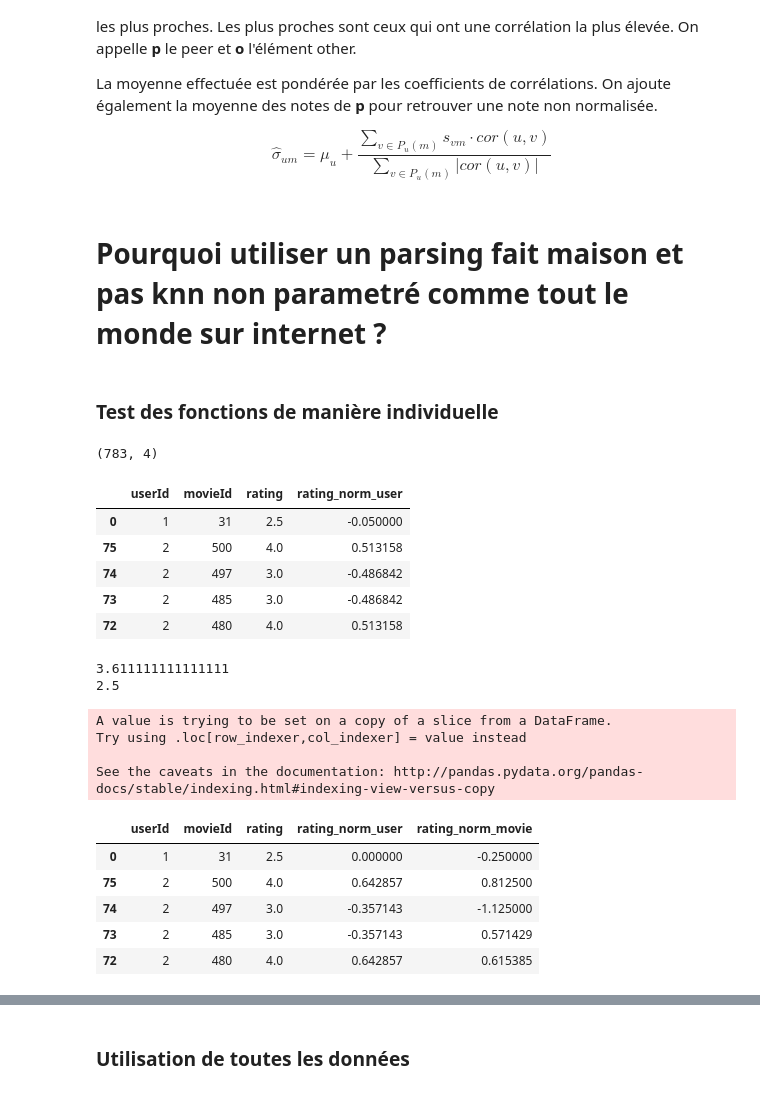
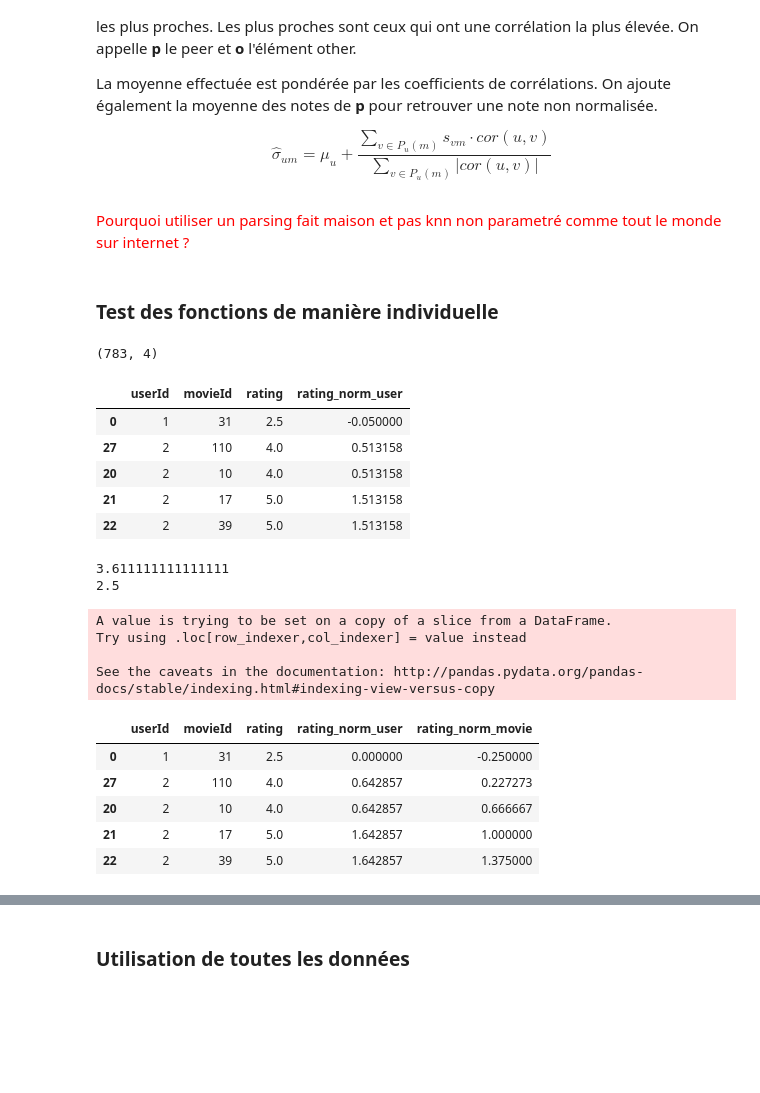
Before and after one commit to AnitaDurr/MovieRecommandation, a Jupyter notebook: MovieNotebook.ipynb, the cells around one changed output, grey strips where cells are left out. Drawn from its saved outputs; the diff is of its cells as text; code cells hidden in the pictures; blank space fills up the shorter version.

```diff
--- a/MovieNotebook.ipynb
+++ b/MovieNotebook.ipynb
@@ -427,7 +430,7 @@ $$
 \hat{\sigma}_{um} = \mu_u + \frac{\sum_{v \in P_u(m)} s_{vm} \cdot cor(u, v)}{\sum_{v \in P_u(m)} |cor(u,v)|}
 $$
 # %% [markdown]
-# Pourquoi utiliser un parsing fait maison et pas knn non parametré comme tout le monde sur internet ?
+<span style="color:red">Pourquoi utiliser un parsing fait maison et pas knn non parametré comme tout le monde sur internet ?</span>
 # %%
 def peer_group(p, o, base='user', k=4):
     '''
@@ -475,18 +478,17 @@ def predict(p, o, base='user', k=4):
 # %% [markdown]
 ### Test des fonctions de manière individuelle
 # %%
-dfr = None
 dfr = ratings.loc[(ratings['userId'] <= 30) & (ratings['movieId'] <= 500)]
 print(dfr.shape)
 dfr.head()
 # %% [output]
 (783, 4)
 |  | userId | movieId | rating | rating_norm_user |
 | 0 | 1 | 31 | 2.5 | -0.050000 |
-| 75 | 2 | 500 | 4.0 | 0.513158 |
-| 74 | 2 | 497 | 3.0 | -0.486842 |
-| 73 | 2 | 485 | 3.0 | -0.486842 |
-| 72 | 2 | 480 | 4.0 | 0.513158 |
+| 27 | 2 | 110 | 4.0 | 0.513158 |
+| 20 | 2 | 10 | 4.0 | 0.513158 |
+| 21 | 2 | 17 | 5.0 | 1.513158 |
+| 22 | 2 | 39 | 5.0 | 1.513158 |
 # %%
 pid = 1
 print(mean_rating(pid, 'movie'))
@@ -505,10 +507,10 @@ Try using .loc[row_indexer,col_indexer] = value instead
 See the caveats in the documentation: http://pandas.pydata.org/pandas-docs/stable/indexing.html#indexing-view-versus-copy
 |  | userId | movieId | rating | rating_norm_user | rating_norm_movie |
 | 0 | 1 | 31 | 2.5 | 0.000000 | -0.250000 |
-| 75 | 2 | 500 | 4.0 | 0.642857 | 0.812500 |
-| 74 | 2 | 497 | 3.0 | -0.357143 | -1.125000 |
-| 73 | 2 | 485 | 3.0 | -0.357143 | 0.571429 |
-| 72 | 2 | 480 | 4.0 | 0.642857 | 0.615385 |
+| 27 | 2 | 110 | 4.0 | 0.642857 | 0.227273 |
+| 20 | 2 | 10 | 4.0 | 0.642857 | 0.666667 |
+| 21 | 2 | 17 | 5.0 | 1.642857 | 1.000000 |
+| 22 | 2 | 39 | 5.0 | 1.642857 | 1.375000 |
 # %%
 cm_user = cor_matrix(base='user', verbose=True)
 cm_user.head()
```
Also changed, not shown: parts of 9 cells of this notebook.
